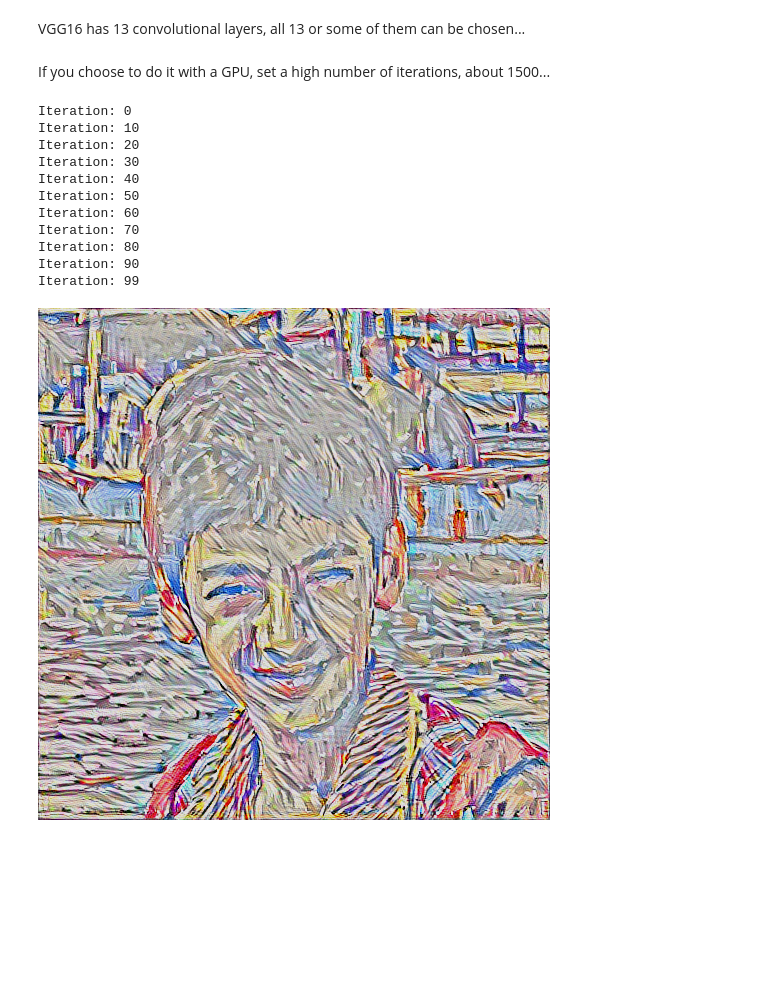
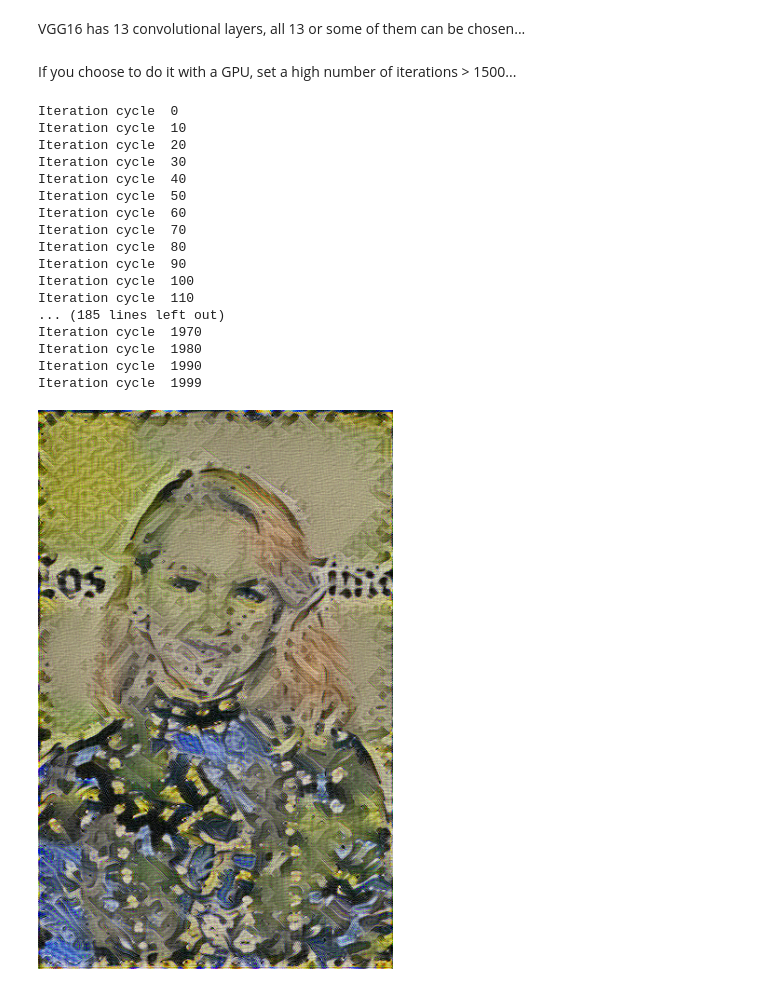
Before and after one commit to deb-kit2/Neural-Style-Transfer, a Jupyter notebook: style_transfer.ipynb, the cells around one changed output. Cells and saved outputs as stored; diff of their text form; code cells hidden in the pictures; blank space fills up the shorter version.

```diff
--- a/style_transfer.ipynb
+++ b/style_transfer.ipynb
@@ -169,7 +162,7 @@ def style_transfer(style_image, content_image,
 
     result = np.clip(result, 0.0, 225.0)                      #this is done to ensure image_values are between 0 and 255
 
-    if (i % 10 == 0) or (i == n_iterations - 1):
+    if (i % 100 == 0) or (i == n_iterations - 1):
       print("Iteration cycle ", i)
 
   put_on_screen(result)
@@ -179,10 +172,10 @@ def style_transfer(style_image, content_image,
 # %% [markdown]
 trying this out...
 # %%
-style_image= PIL.Image.open('white.jpg')
+style_image= PIL.Image.open('village.jpg')
 #style_image = Image.open('your_link_here')
 
-content_image = PIL.Image.open('me.jpg')
+content_image = PIL.Image.open('ttbate.jpg')
 #style_image = Image.open('your_link_here')
 # %%
 style_image = np.float32(style_image)
@@ -190,30 +183,36 @@ content_image = np.float32(content_image)
 # %% [markdown]
 VGG16 has 13 convolutional layers, all 13 or some of them can be chosen...
 # %%
-content_ids = [4]
-style_ids = list(range(13))
+content_ids = [4, 5]
+style_ids = list(range(0, 13))
 #style_ids = [5, 6, 7, 8, 9, 10]
 # %% [markdown]
-If you choose to do it with a GPU, set a high number of iterations, about 1500...
+If you choose to do it with a GPU, set a high number of iterations > 1500...
 # %%
 img = style_transfer(style_image = style_image,
                      content_image = content_image,
                      style_id = style_ids,
                      content_id = content_ids,
                      style_loss_wt = 10,
                      content_loss_wt = 2,
-                     n_iterations = 100,
+                     n_iterations = 2000,
                      step = 10 )
 # %% [output]
-Iteration: 0
-Iteration: 10
-Iteration: 20
-Iteration: 30
-Iteration: 40
-Iteration: 50
-Iteration: 60
-Iteration: 70
-Iteration: 80
-Iteration: 90
-Iteration: 99
+Iteration cycle  0
+Iteration cycle  10
+Iteration cycle  20
+Iteration cycle  30
+Iteration cycle  40
+Iteration cycle  50
+Iteration cycle  60
+Iteration cycle  70
+Iteration cycle  80
+Iteration cycle  90
+Iteration cycle  100
+Iteration cycle  110
+... (185 lines left out)
+Iteration cycle  1970
+Iteration cycle  1980
+Iteration cycle  1990
+Iteration cycle  1999
-[figure, old version]
+[figure, new version]
```
Also changed, not shown: parts of 4 cells of this notebook.
